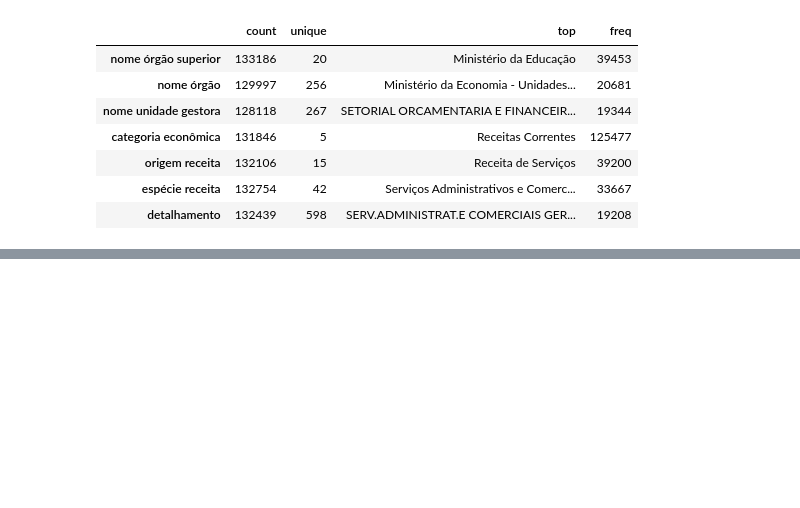
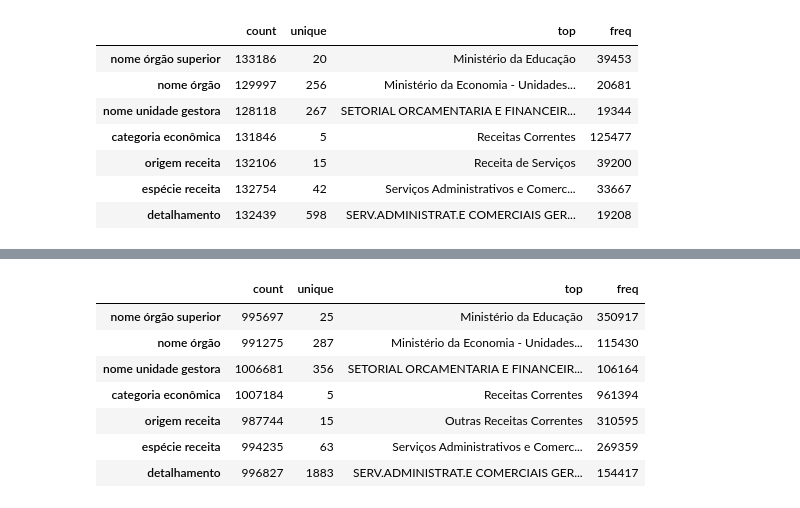
Before and after one commit to jgilsu11/Proyecto2-EDA-Ingresos-Brasil, a Jupyter notebook: EDAs indv.ipynb, the cells around one changed output, grey strips where cells are left out. Saved outputs shown, nothing was run; the diff lists cells and outputs as text; code cells hidden in the pictures; blank space fills up the shorter version.

```diff
--- a/EDAs indv.ipynb
+++ b/EDAs indv.ipynb
@@ -844,0 +898,11 @@ df_21.describe(include= "O").T
+# %%
+df_completa.describe(include= "O").T
+# %% [output]
+|  | count | unique | top | freq |
+| nome órgão superior | 995697 | 25 | Ministério da Educação | 350917 |
+| nome órgão | 991275 | 287 | Ministério da Economia - Unidades... | 115430 |
+| nome unidade gestora | 1006681 | 356 | SETORIAL ORCAMENTARIA E FINANCEIR... | 106164 |
+| categoria econômica | 1007184 | 5 | Receitas Correntes | 961394 |
+| origem receita | 987744 | 15 | Outras Receitas Correntes | 310595 |
+| espécie receita | 994235 | 63 | Serviços Administrativos e Comerc... | 269359 |
+| detalhamento | 996827 | 1883 | SERV.ADMINISTRAT.E COMERCIAIS GER... | 154417 |
```
Also changed, not shown: parts of 48 cells of this notebook.
